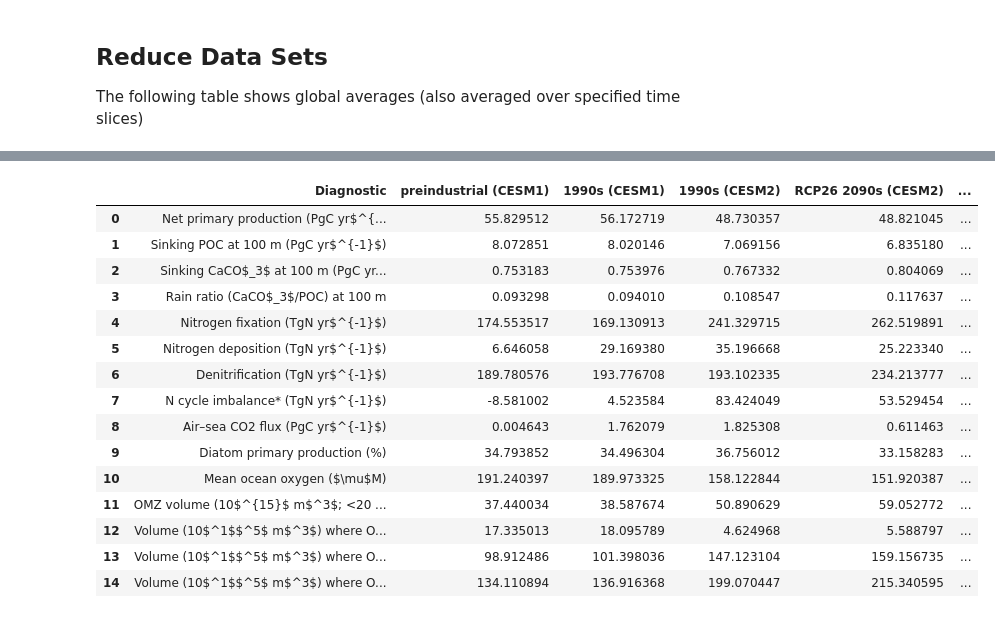
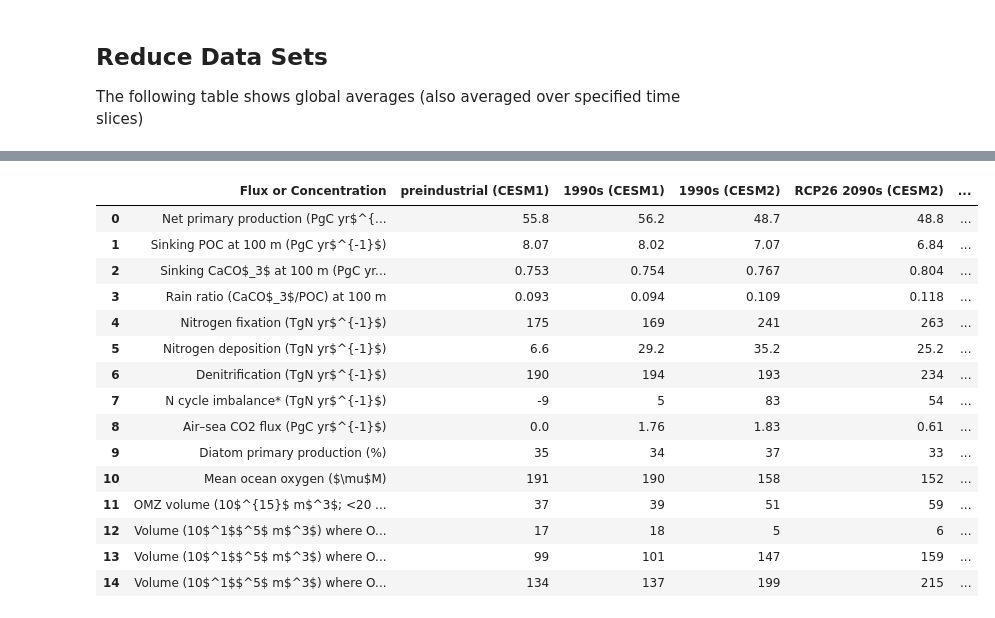
Before and after one commit to marbl-ecosys/cesm2-marbl, a Jupyter notebook: notebooks/Global Flux Table.ipynb, the cells around one changed output, grey strips where cells are left out. Drawn from its saved outputs; the diff is of its cells as text; code cells hidden in the pictures.

Commit message:
Limit digits printed in final table
Round different entries in the table to different number of digits to match
Moore et al. better. Also finally figured out how to create gN and gC units in
pint.

```diff
--- a/notebooks/Global Flux Table.ipynb
+++ b/notebooks/Global Flux Table.ipynb
@@ -465,6 +433,5 @@ conversions['O2_under_80uM'] = 1
 # %%
-def get_time_and_ensemble_mean(variable, ann_avg, exp, new_units, conversions, final_units):
+def get_time_and_ensemble_mean(variable, ann_avg, exp, new_units, final_units):
     return((ann_avg[variable][exp][variable].mean(['time', 'member_id']).values *
-            new_units[variable][exp] *
-            conversions[variable]
+            new_units[variable][exp]
            ).to(final_units[variable]))
@@ -549,57 +567,45 @@ Wall time: 45min 3s
 # %%
 # Fill a dict with (data, units) tuple [unit conversion comes later]
 table_dict = dict()
-diagnostic_columns = ['Net primary production (PgC yr$^{-1}$)',
-                      'Sinking POC at 100 m (PgC yr$^{-1}$)',
-                      'Sinking CaCO$_3$ at 100 m (PgC yr$^{-1}$)',
-                      'Rain ratio (CaCO$_3$/POC) at 100 m',
-                      'Nitrogen fixation (TgN yr$^{-1}$)',
-                      'Nitrogen deposition (TgN yr$^{-1}$)',
-                      'Denitrification (TgN yr$^{-1}$)',
-                      'N cycle imbalance* (TgN yr$^{-1}$)',
-                      'Air–sea CO2 flux (PgC yr$^{-1}$)',
-                      'Diatom primary production (%)',
-                      'Mean ocean oxygen ($\mu$M)',
-                      'OMZ volume (10$^{15}$ m$^3$; <20 $\mu$M)',
-                      'Volume (10$^1$$^5$ m$^3$) where O$_2$ <5 $\mu$M)',
-                      'Volume (10$^1$$^5$ m$^3$) where O$_2$ <60 $\mu$M)',
-                      'Volume (10$^1$$^5$ m$^3$) where O$_2$ <80 $\mu$M)'
-                     ]
 experiment_longnames={'cesm1_hist' : '1990s (CESM1)',
                       'cesm1_hist_esm' : '1990s (CESM1, BPRP)',
                       'cesm1_PI' : 'preindustrial (CESM1)',
                       'cesm2_hist' : '1990s (CESM2)',
                       'cesm2_SSP1-2.6' : 'RCP26 2090s (CESM2)',
                       'cesm2_SSP2-4.5' : 'RCP45 2090s (CESM2)',
                       'cesm2_SSP3-7.0' : 'RCP70 2090s (CESM2)',
                       'cesm2_SSP5-8.5' : 'RCP85 2090s (CESM2)'}
 
-table_dict['Diagnostic'] = []
-for variable in diagnostic_columns:
-    table_dict['Diagnostic'].append(variable)
+table_dict['Flux or Concentration'] = []
+for table_key in diagnostic_columns:
+    table_dict['Flux or Concentration'].append(table_key)
     for exp in experiments:
         if experiment_longnames[exp] not in table_dict:
             table_dict[experiment_longnames[exp]] = []
         try:
-            table_dict[experiment_longnames[exp]].append(diagnostic_values[exp][variable].magnitude)
+            # Workaround to drop decimal place when rounding to nearest integer
+            rounded_val = np.round(diagnostic_values[exp][table_key].magnitude, rounding[table_key])
+            if rounding[table_key] == 0:
+                rounded_val = np.int(rounded_val)
+            table_dict[experiment_longnames[exp]].append(f'{rounded_val}')
         except:
             table_dict[experiment_longnames[exp]].append('-')
 
 pd.DataFrame(table_dict)
 # %% [output]
-|  | Diagnostic | preindustrial (CESM1) | 1990s (CESM1) | 1990s (CESM2) | RCP26 2090s (CESM2) | ... |
-| 0 | Net primary production (PgC yr$^{... | 55.829512 | 56.172719 | 48.730357 | 48.821045 | ... |
-| 1 | Sinking POC at 100 m (PgC yr$^{-1}$) | 8.072851 | 8.020146 | 7.069156 | 6.835180 | ... |
-| 2 | Sinking CaCO$_3$ at 100 m (PgC yr... | 0.753183 | 0.753976 | 0.767332 | 0.804069 | ... |
-| 3 | Rain ratio (CaCO$_3$/POC) at 100 m | 0.093298 | 0.094010 | 0.108547 | 0.117637 | ... |
-| 4 | Nitrogen fixation (TgN yr$^{-1}$) | 174.553517 | 169.130913 | 241.329715 | 262.519891 | ... |
-| 5 | Nitrogen deposition (TgN yr$^{-1}$) | 6.646058 | 29.169380 | 35.196668 | 25.223340 | ... |
-| 6 | Denitrification (TgN yr$^{-1}$) | 189.780576 | 193.776708 | 193.102335 | 234.213777 | ... |
-| 7 | N cycle imbalance* (TgN yr$^{-1}$) | -8.581002 | 4.523584 | 83.424049 | 53.529454 | ... |
-| 8 | Air–sea CO2 flux (PgC yr$^{-1}$) | 0.004643 | 1.762079 | 1.825308 | 0.611463 | ... |
-| 9 | Diatom primary production (%) | 34.793852 | 34.496304 | 36.756012 | 33.158283 | ... |
-| 10 | Mean ocean oxygen ($\mu$M) | 191.240397 | 189.973325 | 158.122844 | 151.920387 | ... |
-| 11 | OMZ volume (10$^{15}$ m$^3$; <20 ... | 37.440034 | 38.587674 | 50.890629 | 59.052772 | ... |
-| 12 | Volume (10$^1$$^5$ m$^3$) where O... | 17.335013 | 18.095789 | 4.624968 | 5.588797 | ... |
-| 13 | Volume (10$^1$$^5$ m$^3$) where O... | 98.912486 | 101.398036 | 147.123104 | 159.156735 | ... |
-| 14 | Volume (10$^1$$^5$ m$^3$) where O... | 134.110894 | 136.916368 | 199.070447 | 215.340595 | ... |
+|  | Flux or Concentration | preindustrial (CESM1) | 1990s (CESM1) | 1990s (CESM2) | RCP26 2090s (CESM2) | ... |
+| 0 | Net primary production (PgC yr$^{... | 55.8 | 56.2 | 48.7 | 48.8 | ... |
+| 1 | Sinking POC at 100 m (PgC yr$^{-1}$) | 8.07 | 8.02 | 7.07 | 6.84 | ... |
+| 2 | Sinking CaCO$_3$ at 100 m (PgC yr... | 0.753 | 0.754 | 0.767 | 0.804 | ... |
+| 3 | Rain ratio (CaCO$_3$/POC) at 100 m | 0.093 | 0.094 | 0.109 | 0.118 | ... |
+| 4 | Nitrogen fixation (TgN yr$^{-1}$) | 175 | 169 | 241 | 263 | ... |
+| 5 | Nitrogen deposition (TgN yr$^{-1}$) | 6.6 | 29.2 | 35.2 | 25.2 | ... |
+| 6 | Denitrification (TgN yr$^{-1}$) | 190 | 194 | 193 | 234 | ... |
+| 7 | N cycle imbalance* (TgN yr$^{-1}$) | -9 | 5 | 83 | 54 | ... |
+| 8 | Air–sea CO2 flux (PgC yr$^{-1}$) | 0.0 | 1.76 | 1.83 | 0.61 | ... |
+| 9 | Diatom primary production (%) | 35 | 34 | 37 | 33 | ... |
+| 10 | Mean ocean oxygen ($\mu$M) | 191 | 190 | 158 | 152 | ... |
+| 11 | OMZ volume (10$^{15}$ m$^3$; <20 ... | 37 | 39 | 51 | 59 | ... |
+| 12 | Volume (10$^1$$^5$ m$^3$) where O... | 17 | 18 | 5 | 6 | ... |
+| 13 | Volume (10$^1$$^5$ m$^3$) where O... | 99 | 101 | 147 | 159 | ... |
+| 14 | Volume (10$^1$$^5$ m$^3$) where O... | 134 | 137 | 199 | 215 | ... |
```
Also changed, not shown: parts of 8 cells of this notebook.
